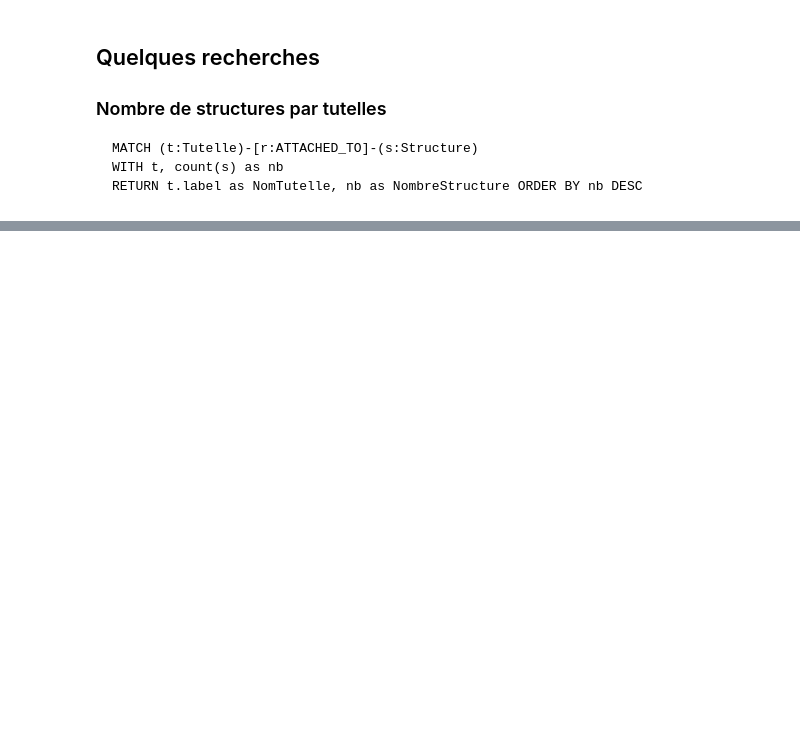
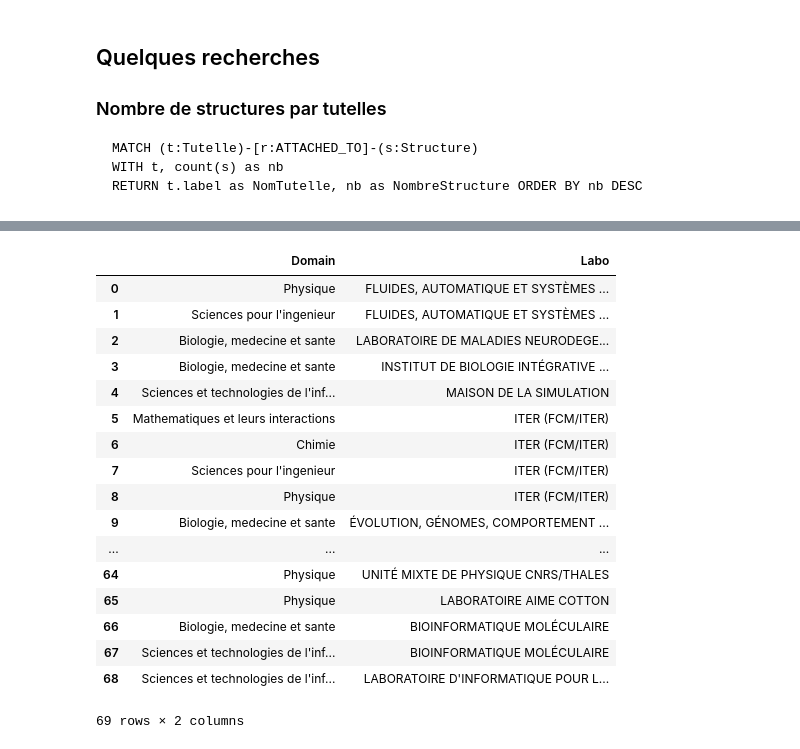
Before and after one commit to marcdexet-cnrs/loops_neo4j_presentation, a Jupyter notebook: notebooks/structures_de_recherche_load_scv.ipynb, the cells around one changed output, grey strips where cells are left out. Saved outputs shown, nothing was run; the diff lists cells and outputs as text; code cells hidden in the pictures; blank space fills up the shorter version.

```diff
--- a/notebooks/structures_de_recherche_load_scv.ipynb
+++ b/notebooks/structures_de_recherche_load_scv.ipynb
@@ -234,0 +235,26 @@ RETURN t.label as NomTutelle, nb as NombreStructure ORDER BY nb DESC''').to_data
+# %%
+graph.run('''
+MATCH (t:Tutelle {uai: "0911101C"})<-[:ATTACHED_TO]-(s:Structure)-[:ATTACHED_TO]->(c:Tutelle {uai: "0753639Y"})
+WITH s
+MATCH (s)-[:WORK_IN]->(d)
+RETURN s.label as Labo, d.label as Domain
+''').to_data_frame()
+# %% [output]
+|  | Domain | Labo |
+| 0 | Physique | FLUIDES, AUTOMATIQUE ET SYSTÈMES ... |
+| 1 | Sciences pour l'ingenieur | FLUIDES, AUTOMATIQUE ET SYSTÈMES ... |
+| 2 | Biologie, medecine et sante | LABORATOIRE DE MALADIES NEURODEGE... |
+| 3 | Biologie, medecine et sante | INSTITUT DE BIOLOGIE INTÉGRATIVE ... |
+| 4 | Sciences et technologies de l'inf... | MAISON DE LA SIMULATION |
+| 5 | Mathematiques et leurs interactions | ITER (FCM/ITER) |
+| 6 | Chimie | ITER (FCM/ITER) |
+| 7 | Sciences pour l'ingenieur | ITER (FCM/ITER) |
+| 8 | Physique | ITER (FCM/ITER) |
+| 9 | Biologie, medecine et sante | ÉVOLUTION, GÉNOMES, COMPORTEMENT ... |
+| ... | ... | ... |
+| 64 | Physique | UNITÉ MIXTE DE PHYSIQUE CNRS/THALES |
+| 65 | Physique | LABORATOIRE AIME COTTON |
+| 66 | Biologie, medecine et sante | BIOINFORMATIQUE MOLÉCULAIRE |
+| 67 | Sciences et technologies de l'inf... | BIOINFORMATIQUE MOLÉCULAIRE |
+| 68 | Sciences et technologies de l'inf... | LABORATOIRE D'INFORMATIQUE POUR L... |
+69 rows × 2 columns
```
Also changed, not shown: parts of 11 cells of this notebook, 4 other files.
